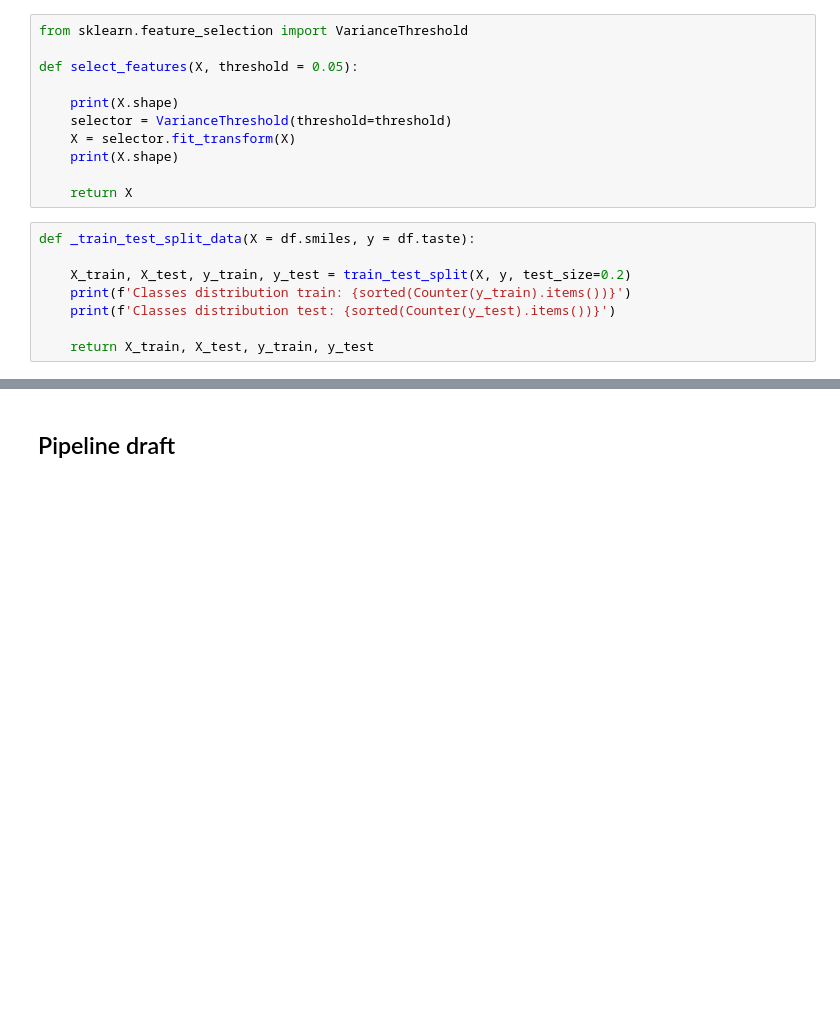
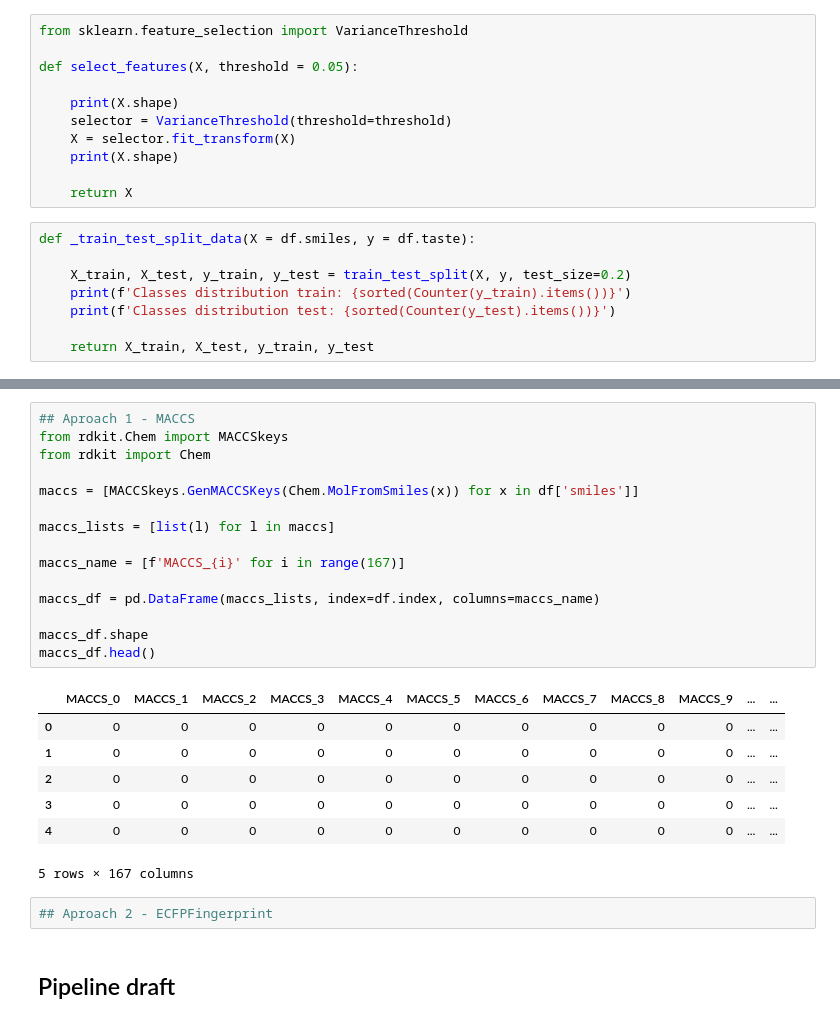
Before and after one commit to Bognanna/Molecular-Tastants, a Jupyter notebook: main.ipynb, the cells around one changed output, grey strips where cells are left out. Drawn from its saved outputs; the diff is of its cells as text; blank space fills up the shorter version.

```diff
--- a/main.ipynb
+++ b/main.ipynb
@@ -243,3 +214,28 @@ def _train_test_split_data(X = df.smiles, y = df.taste):
+# %%
+## Aproach 1 - MACCS
+from rdkit.Chem import MACCSkeys
+from rdkit import Chem
+
+maccs = [MACCSkeys.GenMACCSKeys(Chem.MolFromSmiles(x)) for x in df['smiles']]
+
+maccs_lists = [list(l) for l in maccs]
+
+maccs_name = [f'MACCS_{i}' for i in range(167)]
+
+maccs_df = pd.DataFrame(maccs_lists, index=df.index, columns=maccs_name)
+
+maccs_df.shape
+maccs_df.head()
+# %% [output]
+|  | MACCS_0 | MACCS_1 | MACCS_2 | MACCS_3 | MACCS_4 | MACCS_5 | MACCS_6 | MACCS_7 | MACCS_8 | MACCS_9 | ... | ... |
+| 0 | 0 | 0 | 0 | 0 | 0 | 0 | 0 | 0 | 0 | 0 | ... | ... |
+| 1 | 0 | 0 | 0 | 0 | 0 | 0 | 0 | 0 | 0 | 0 | ... | ... |
+| 2 | 0 | 0 | 0 | 0 | 0 | 0 | 0 | 0 | 0 | 0 | ... | ... |
+| 3 | 0 | 0 | 0 | 0 | 0 | 0 | 0 | 0 | 0 | 0 | ... | ... |
+| 4 | 0 | 0 | 0 | 0 | 0 | 0 | 0 | 0 | 0 | 0 | ... | ... |
+5 rows × 167 columns
+# %%
+## Aproach 2 - ECFPFingerprint
 # %% [markdown]
 ## Pipeline draft
 # %%
```
Also changed, not shown: parts of 5 cells of this notebook.
